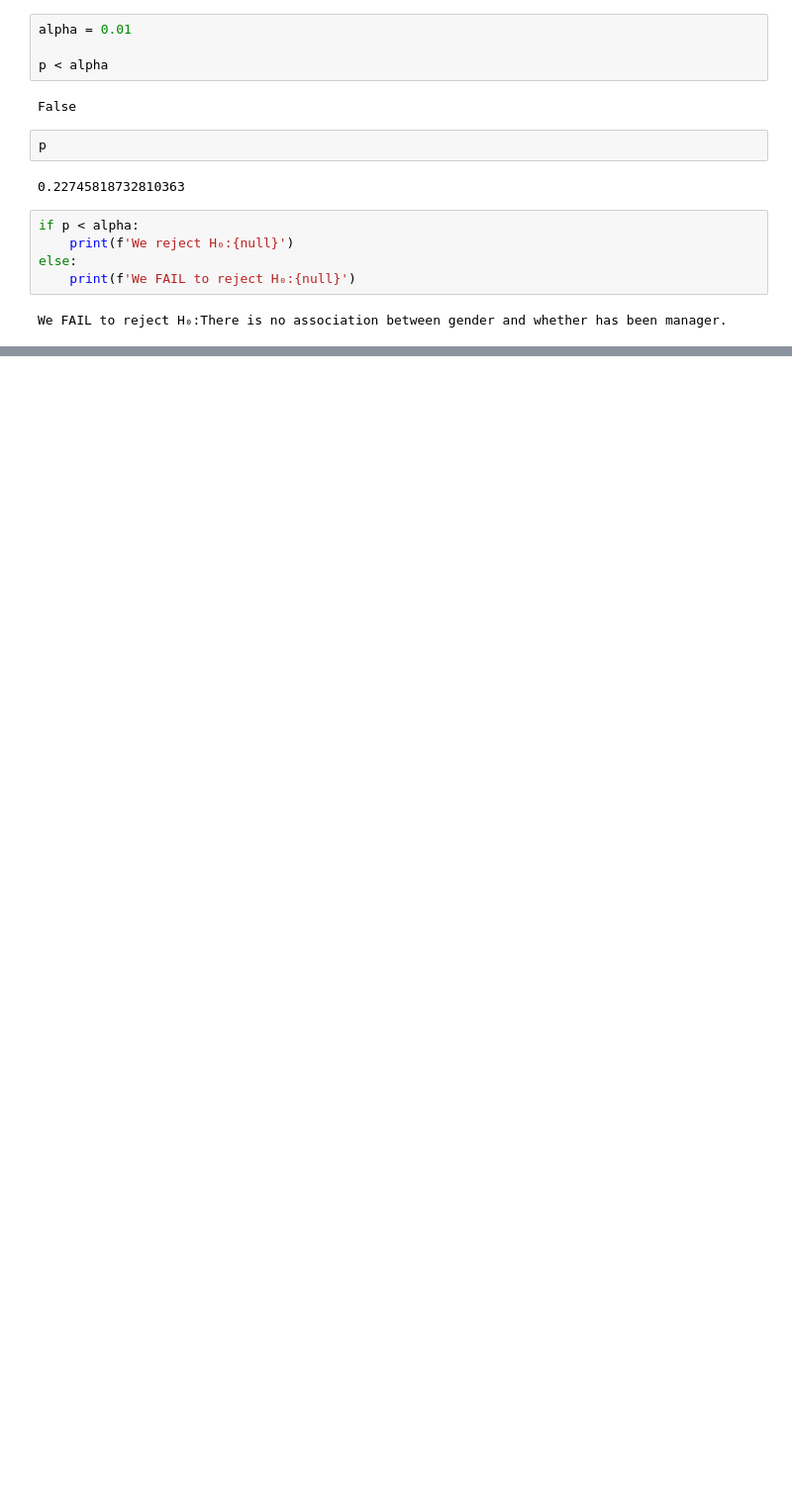
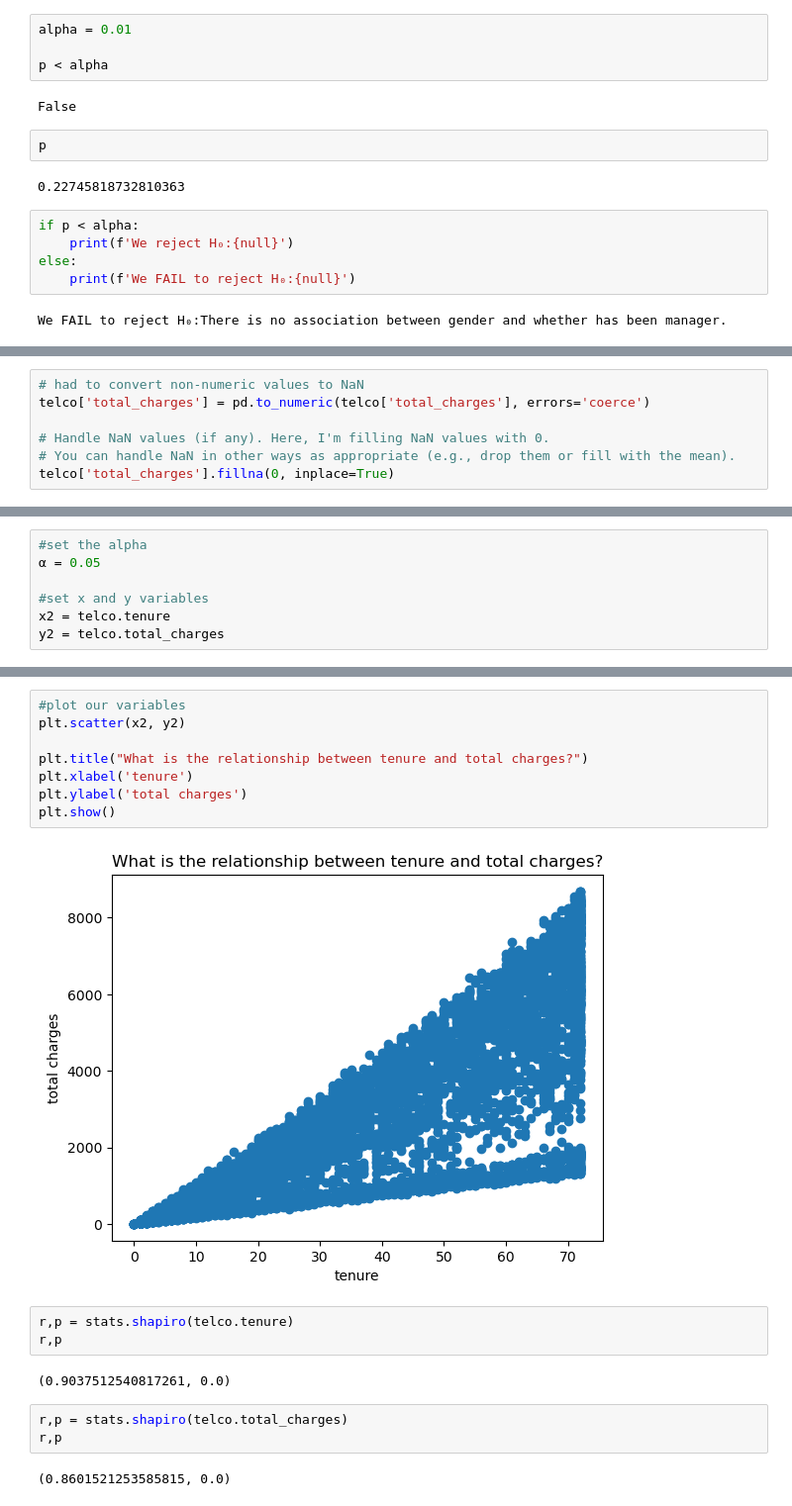
Before and after one commit to Segura-Jorge/statistics-exercises, a Jupyter notebook: hypothesis_testing.ipynb, the cells around one changed output, grey strips where cells are left out. Shown at 99% size. Saved outputs shown, nothing was run; the diff lists cells and outputs as text; blank space fills up the shorter version.

```diff
--- a/hypothesis_testing.ipynb
+++ b/hypothesis_testing.ipynb
@@ -409,0 +576,7 @@ We FAIL to reject H₀:There is no association between gender and whether has be
+# %%
+# had to convert non-numeric values to NaN
+telco['total_charges'] = pd.to_numeric(telco['total_charges'], errors='coerce')
+
+# Handle NaN values (if any). Here, I'm filling NaN values with 0.
+# You can handle NaN in other ways as appropriate (e.g., drop them or fill with the mean).
+telco['total_charges'].fillna(0, inplace=True)
@@ -409,0 +587,7 @@ We FAIL to reject H₀:There is no association between gender and whether has be
+# %%
+#set the alpha
+α = 0.05
+
+#set x and y variables
+x2 = telco.tenure
+y2 = telco.total_charges
@@ -409,0 +607,20 @@ We FAIL to reject H₀:There is no association between gender and whether has be
+# %%
+#plot our variables
+plt.scatter(x2, y2)
+
+plt.title("What is the relationship between tenure and total charges?")
+plt.xlabel('tenure')
+plt.ylabel('total charges')
+plt.show()
+# %% [output]
+[figure, added]
+# %%
+r,p = stats.shapiro(telco.tenure)
+r,p
+# %% [output]
+(0.9037512540817261, 0.0)
+# %%
+r,p = stats.shapiro(telco.total_charges)
+r,p
+# %% [output]
+(0.8601521253585815, 0.0)
```
Also changed, not shown: parts of 57 cells of this notebook.
